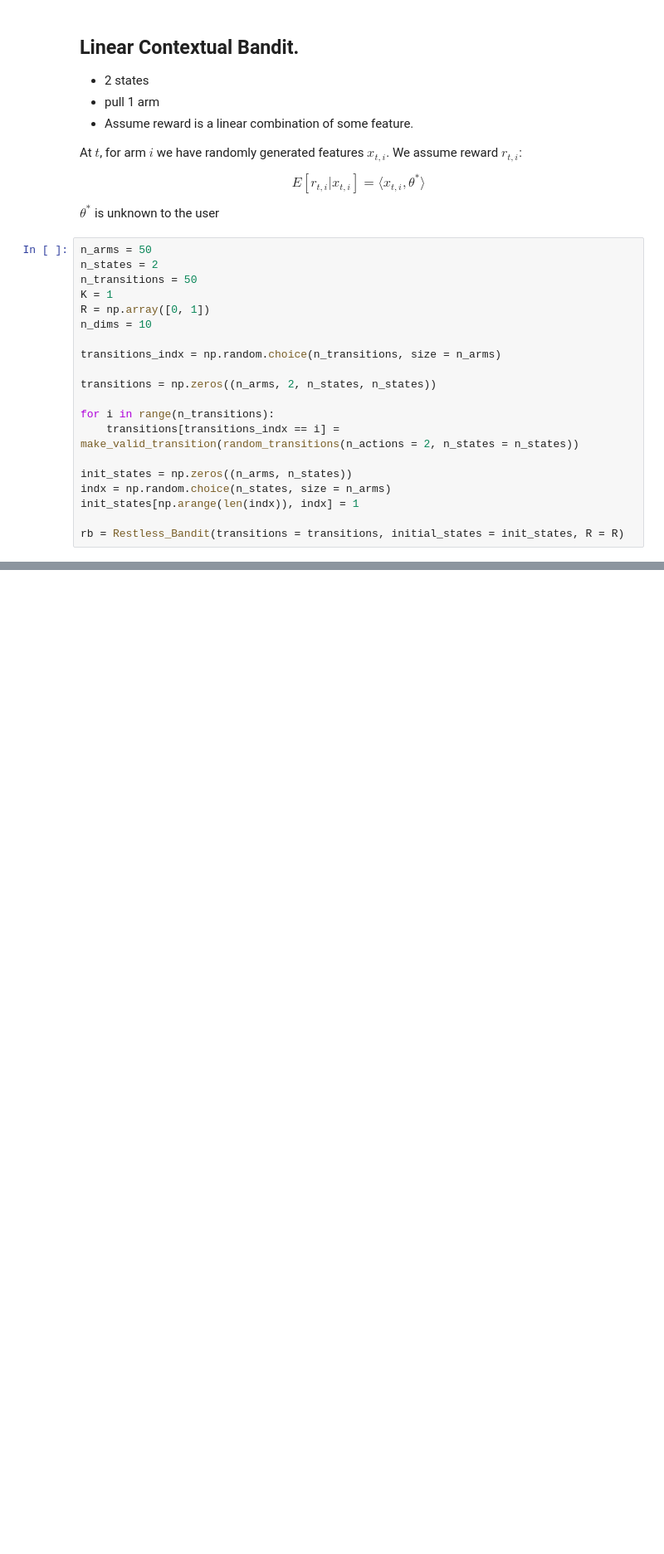
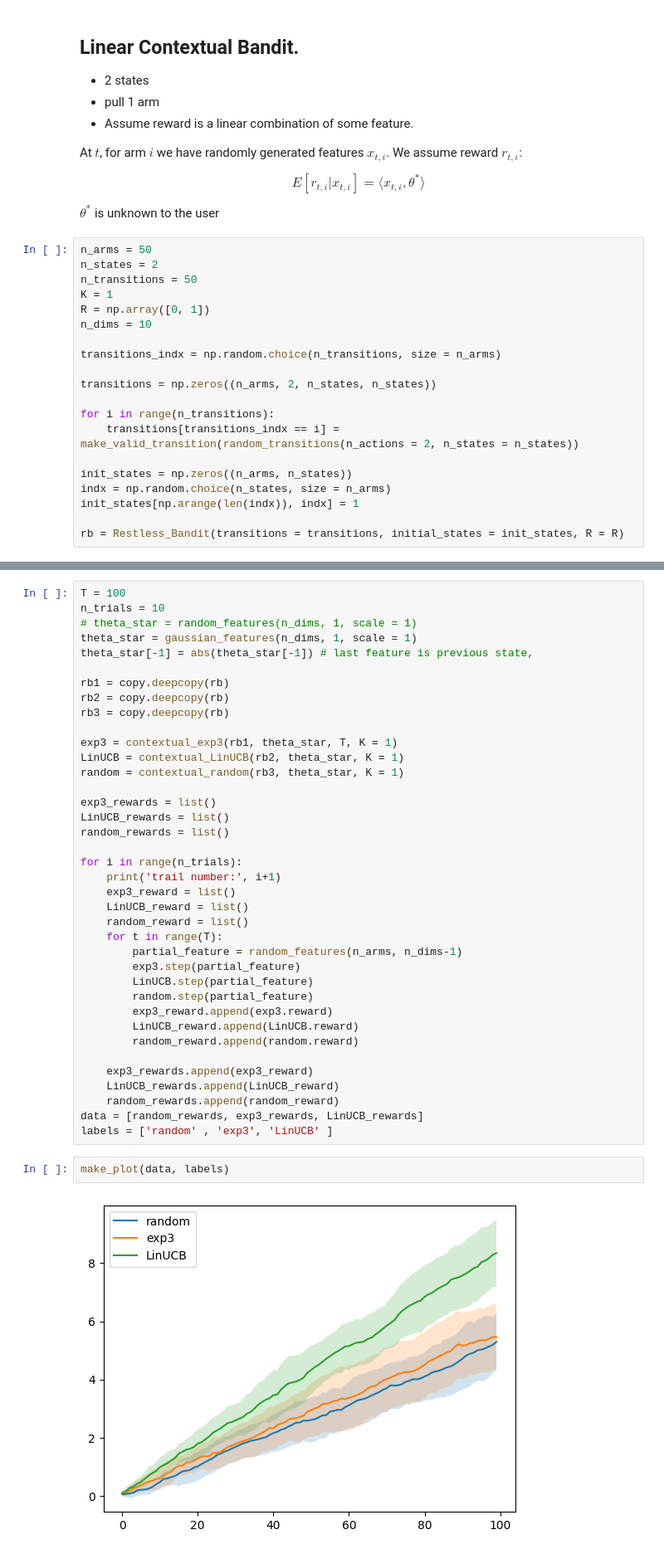
Before and after one commit to JiujiaZ/restless_bandit_basics, a Jupyter notebook: run.ipynb, the cells around one changed output, grey strips where cells are left out. Shown at 83% size. Drawn from its saved outputs; the diff is of its cells as text; blank space fills up the shorter version.

```diff
--- a/run.ipynb
+++ b/run.ipynb
@@ -282,0 +287,42 @@ make_plot(data, labels)
+# %%
+T = 100
+n_trials = 10
+# theta_star = random_features(n_dims, 1, scale = 1)
+theta_star = gaussian_features(n_dims, 1, scale = 1)
+theta_star[-1] = abs(theta_star[-1]) # last feature is previous state,
+
+rb1 = copy.deepcopy(rb)
+rb2 = copy.deepcopy(rb)
+rb3 = copy.deepcopy(rb)
+
+exp3 = contextual_exp3(rb1, theta_star, T, K = 1)
+LinUCB = contextual_LinUCB(rb2, theta_star, K = 1)
+random = contextual_random(rb3, theta_star, K = 1)
+
+exp3_rewards = list()
+LinUCB_rewards = list()
+random_rewards = list()
+
+for i in range(n_trials):
+    print('trail number:', i+1)
+    exp3_reward = list()
+    LinUCB_reward = list()
+    random_reward = list()
+    for t in range(T):
+        partial_feature = random_features(n_arms, n_dims-1)
+        exp3.step(partial_feature)
+        LinUCB.step(partial_feature)
+        random.step(partial_feature)
+        exp3_reward.append(exp3.reward)
+        LinUCB_reward.append(LinUCB.reward)
+        random_reward.append(random.reward)
+
+    exp3_rewards.append(exp3_reward)
+    LinUCB_rewards.append(LinUCB_reward)
+    random_rewards.append(random_reward)
+data = [random_rewards, exp3_rewards, LinUCB_rewards]
+labels = ['random' , 'exp3', 'LinUCB' ]
+# %%
+make_plot(data, labels)
+# %% [output]
+[figure, added]
```
Also changed, not shown: parts of 7 cells of this notebook.
